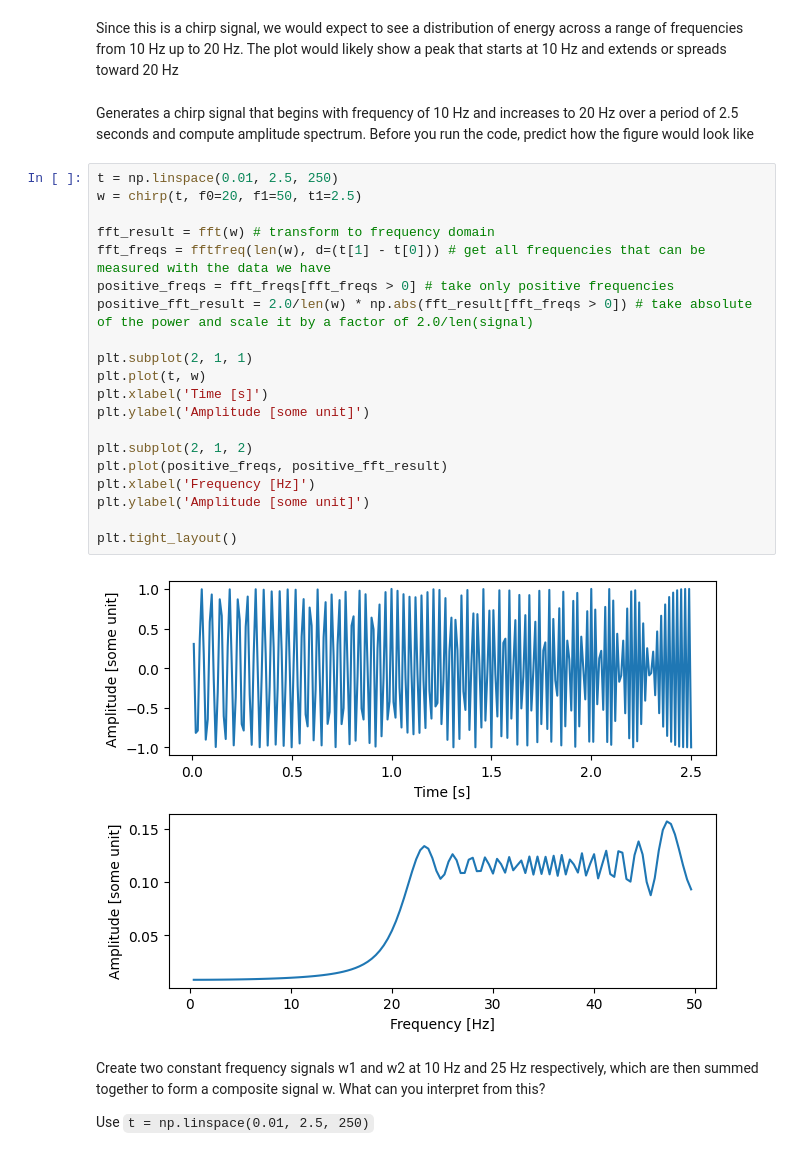
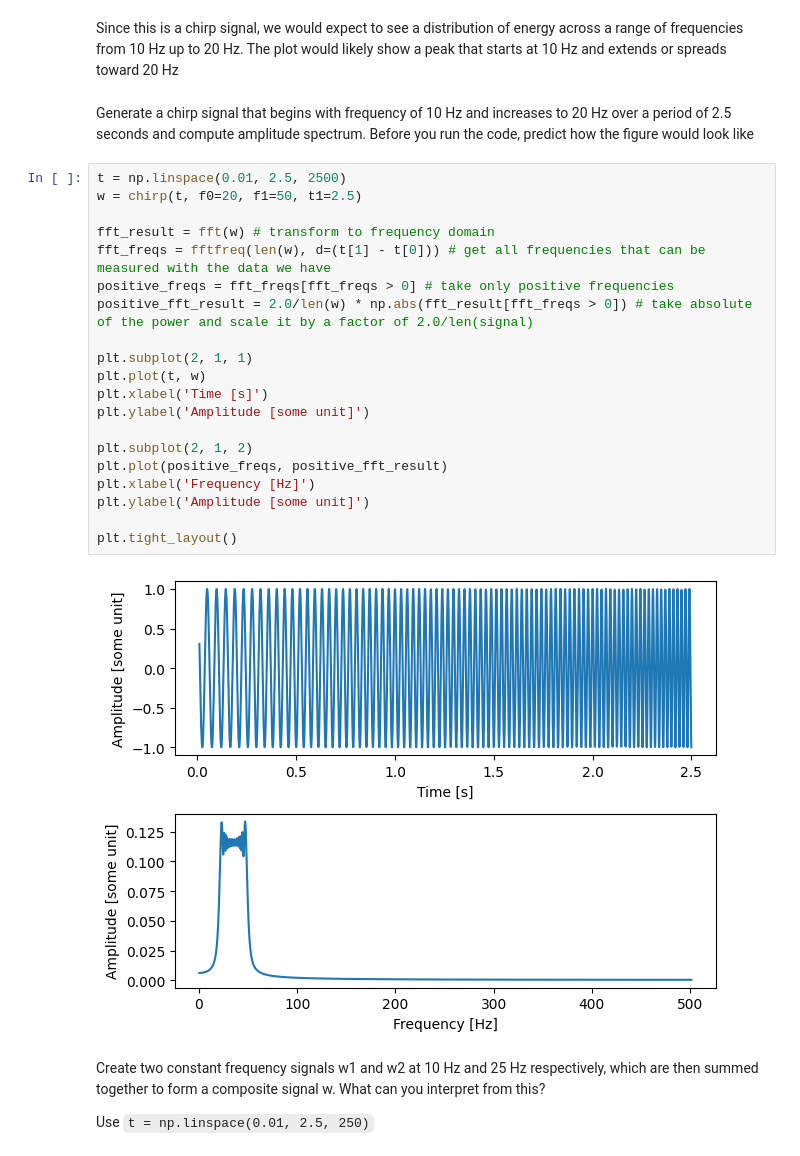
Before and after one commit to atleer/iBOTS-Intro-To-Python-For-Neuroscientists, a Jupyter notebook: day2/6 Frequency Analysis With Numpy And Matplotlib (solution).ipynb, the cells around one changed output. Drawn from its saved outputs; the diff is of its cells as text.

Commit message:
Fixed typos and changed sampling freq last tasks part 6 Frequency analysis

```diff
--- a/day2/6 Frequency Analysis With Numpy And Matplotlib (solution).ipynb
+++ b/day2/6 Frequency Analysis With Numpy And Matplotlib (solution).ipynb
@@ -448,29 +448,29 @@ plt.tight_layout()
 # %% [markdown]
  Since this is a chirp signal, we would expect to see a distribution of energy across a range of frequencies from 10 Hz up to 20 Hz. The plot would likely show a peak that starts at 10 Hz and extends or spreads toward 20 Hz
 # %% [markdown]
-Generates a chirp signal that begins with frequency of 10 Hz and increases to 20 Hz over a period of 2.5 seconds and compute amplitude spectrum. Before you run the code, predict how the figure would look like
+Generate a chirp signal that begins with frequency of 10 Hz and increases to 20 Hz over a period of 2.5 seconds and compute amplitude spectrum. Before you run the code, predict how the figure would look like
 # %%
-t = np.linspace(0.01, 2.5, 250)
+t = np.linspace(0.01, 2.5, 2500)
 w = chirp(t, f0=20, f1=50, t1=2.5)
 
 fft_result = fft(w) # transform to frequency domain
 fft_freqs = fftfreq(len(w), d=(t[1] - t[0])) # get all frequencies that can be measured with the data we have
 positive_freqs = fft_freqs[fft_freqs > 0] # take only positive frequencies
 positive_fft_result = 2.0/len(w) * np.abs(fft_result[fft_freqs > 0]) # take absolute of the power and scale it by a factor of 2.0/len(signal)
 
 plt.subplot(2, 1, 1)
 plt.plot(t, w)
 plt.xlabel('Time [s]')
 plt.ylabel('Amplitude [some unit]')
 
 plt.subplot(2, 1, 2)
 plt.plot(positive_freqs, positive_fft_result)
 plt.xlabel('Frequency [Hz]')
 plt.ylabel('Amplitude [some unit]')
 
 plt.tight_layout()
 # %% [output]
-[figure, old version]
+[figure, new version]
 # %% [markdown]
 Create two constant frequency signals w1 and w2 at 10 Hz and 25 Hz respectively, which are then summed together to form a composite signal w. What can you interpret from this?
 
```
Also changed, not shown: parts of 7 cells of this notebook.
